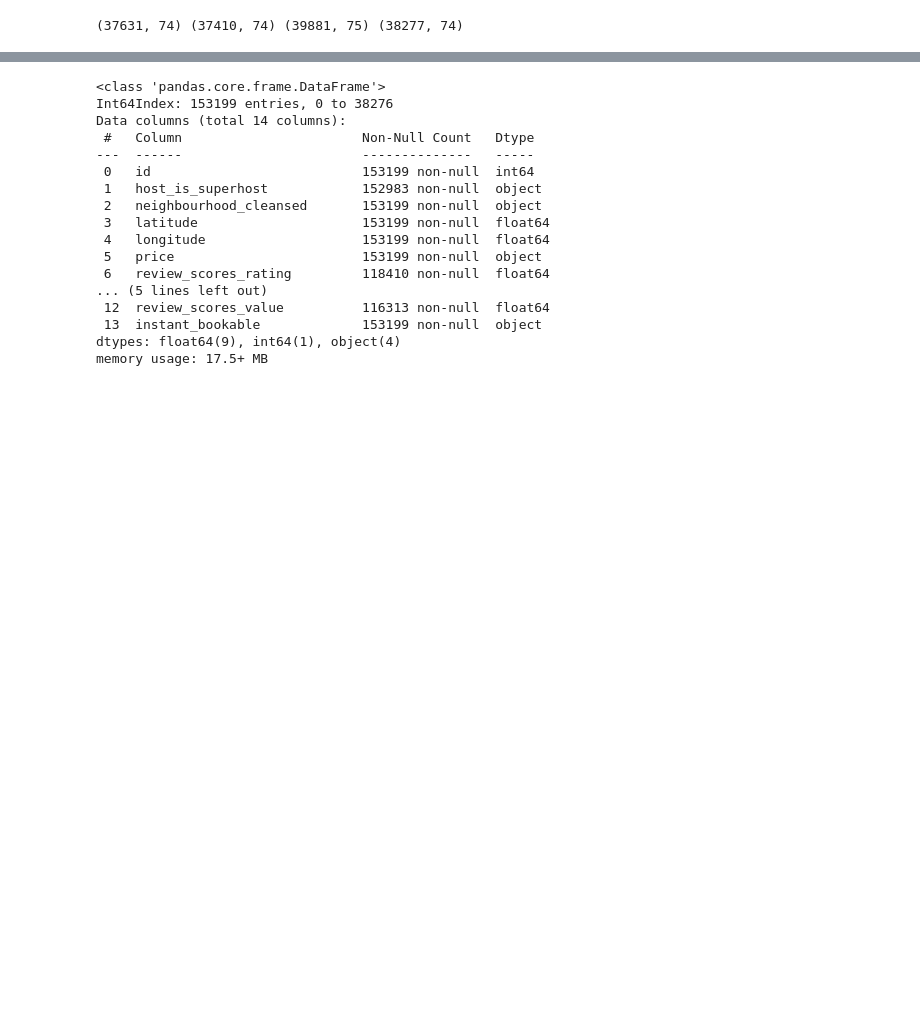
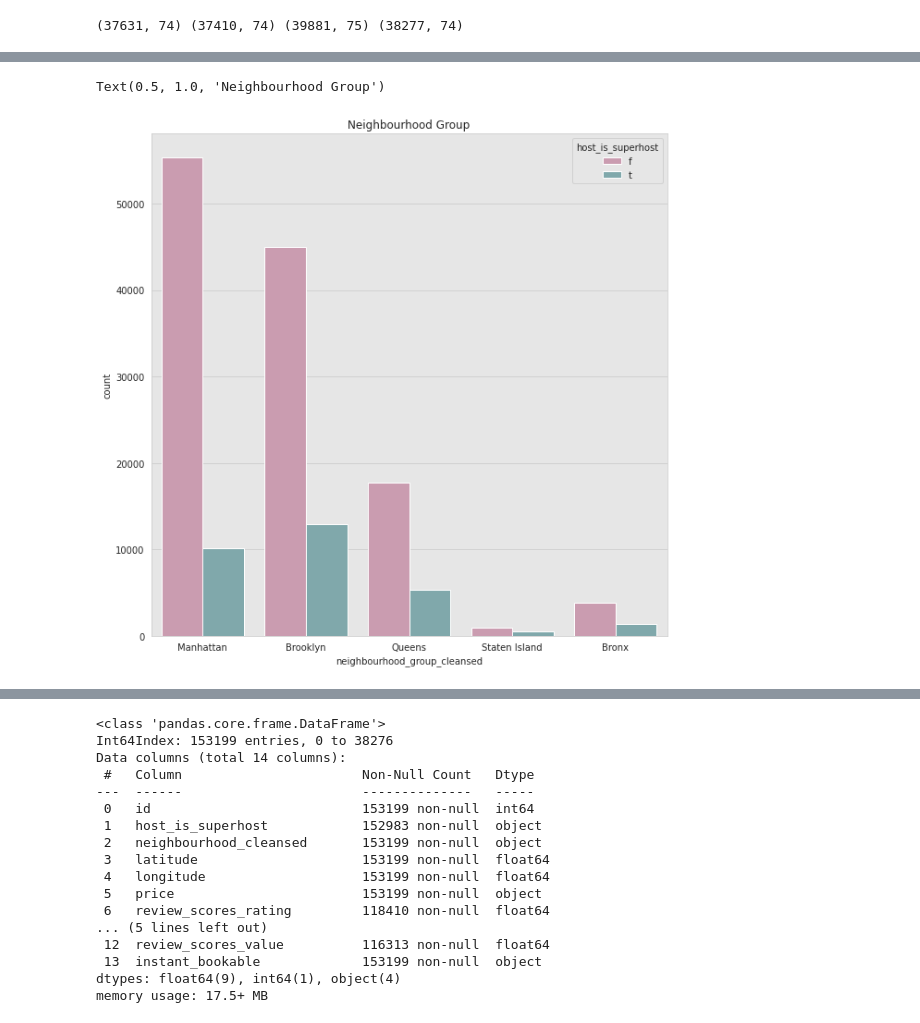
Before and after one commit to kamalova/Airbnb-Recommendation-Engine-NLP, a Jupyter notebook: dataload_EDA.ipynb, the cells around one changed output, grey strips where cells are left out. Drawn from its saved outputs; the diff is of its cells as text; code cells hidden in the pictures; blank space fills up the shorter version.

```diff
--- a/dataload_EDA.ipynb
+++ b/dataload_EDA.ipynb
@@ -118,0 +127,8 @@ df_listings.head(10)
+# %%
+sns.countplot(df_listings['neighbourhood_group_cleansed'], hue=df_listings.host_is_superhost, palette=['#D294AF',"#79AEB2"])
+fig = plt.gcf()
+fig.set_size_inches(10,10)
+plt.title('Neighbourhood Group')
+# %% [output]
+Text(0.5, 1.0, 'Neighbourhood Group')
+[figure, added]
```
Also changed, not shown: parts of 6 cells of this notebook.
